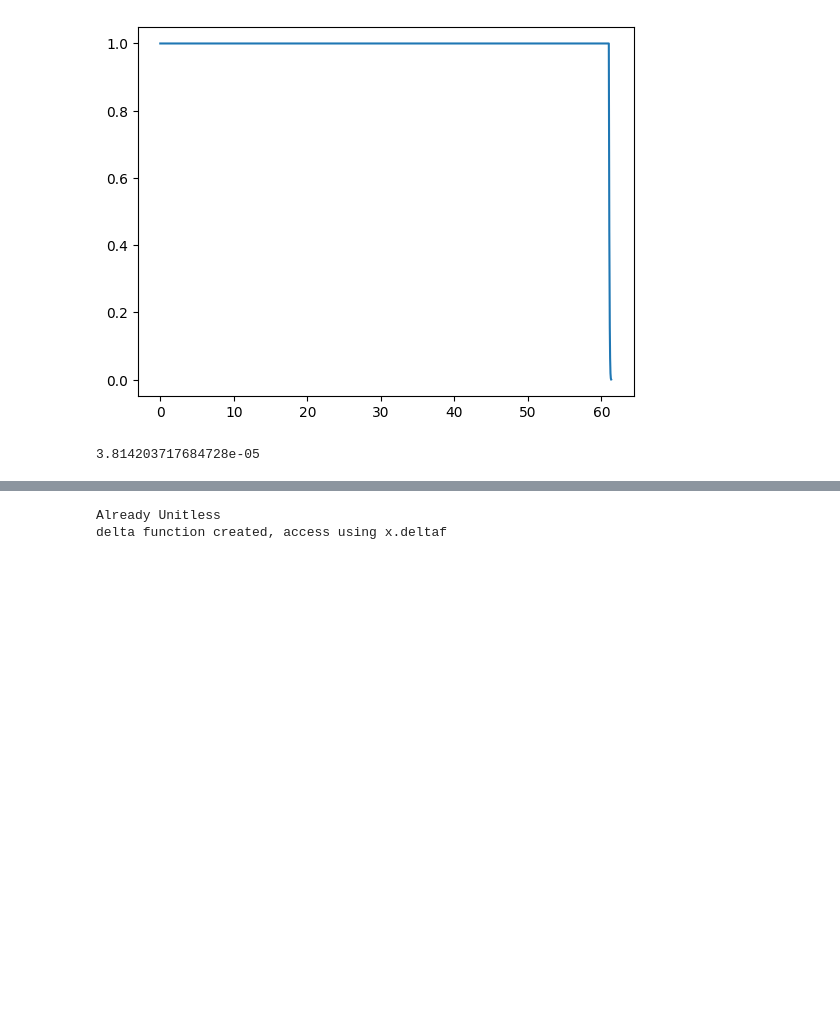
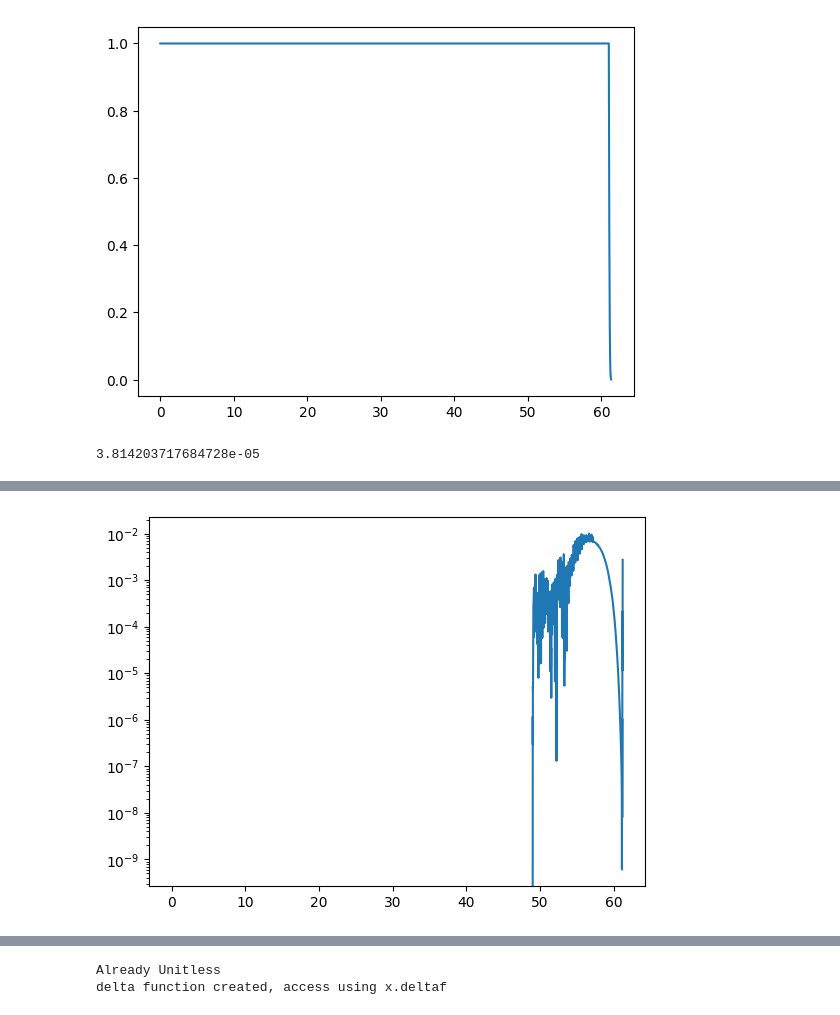
Before and after one commit to richard-von-eckardstein/GEFF, a Jupyter notebook: GEFTestGround.ipynb, the cells around one changed output, grey strips where cells are left out. Saved outputs shown, nothing was run; the diff lists cells and outputs as text; code cells hidden in the pictures; blank space fills up the shorter version.

```diff
--- a/GEFTestGround.ipynb
+++ b/GEFTestGround.ipynb
@@ -244,3 +262,8 @@ plt.show()
+# %%
+plt.plot(N2, abs(delta2-CubicSpline(N3, delta3)(N2)))
+plt.yscale("log")
+# %% [output]
+[figure, added]
 # %%
 plt.plot(N2, np.zeros(kh2.size), "k-")
 plt.plot(N2, np.log(khO/kh2), "r.", label="khO")
```
Also changed, not shown: parts of 10 cells of this notebook, 2 other files.
